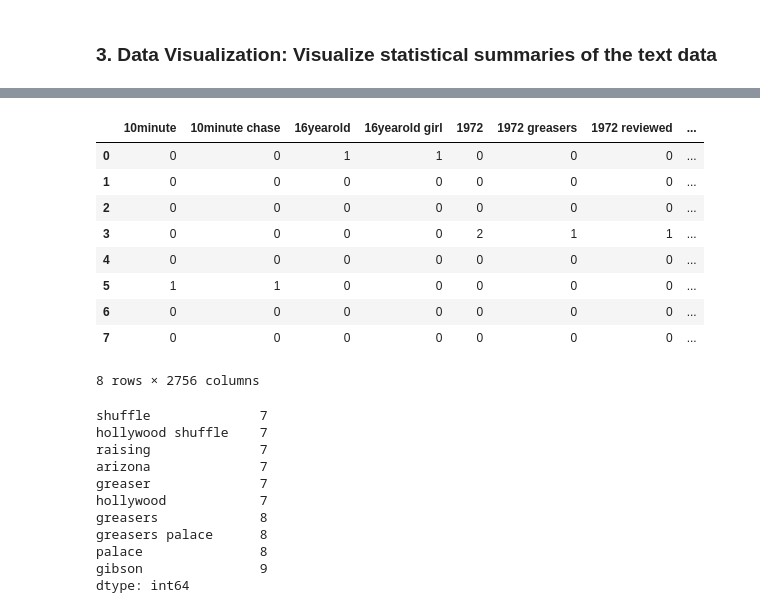
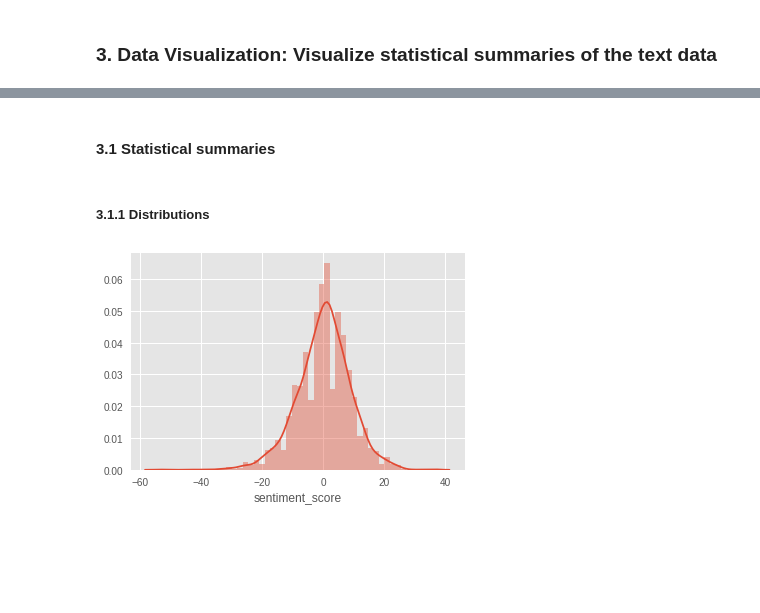
Before and after one commit to avirajs/ML_Proj1, a Jupyter notebook: Project1.ipynb, the cells around one changed output, grey strips where cells are left out. Saved outputs shown, nothing was run; the diff lists cells and outputs as text; code cells hidden in the pictures; blank space fills up the shorter version.

Commit message:
Update notebook with working visual and data

```diff
--- a/Project1.ipynb
+++ b/Project1.ipynb
@@ -158,0 +119,12 @@ dtype: float64
+# %%
+domain_specific_stop_words = ["movie", "review","reviewed", "copyright", "film", "story", "plot", "director", "characters", "character", "film", "scene", "scenes"]
+stop_words = text.ENGLISH_STOP_WORDS.union(domain_specific_stop_words)
+
+#min df ignore term that only occur in 1 percent of documents, max df ifnore therms that occur in more than half of the documents
+#removed about 1/4 of the words
+tfidf_vect = TfidfVectorizer(stop_words= stop_words, decode_error='ignore', min_df=0.01, max_df=0.70)
+tfidf_bag_words = tfidf_vect.fit_transform(documents)
+tf_df = pd.DataFrame(data=tfidf_bag_words.toarray(),columns=tfidf_vect.get_feature_names())
+
+#top 10 for each
+tf_df.sum().sort_values()[-10:]
@@ -158,0 +187,23 @@ dtype: float64
+# %%
+#using postive sentiment vocabulary
+positive_vocab_file = open("positive_sentiment_indicators.txt","r")
+positive_voc = positive_vocab_file.read().split('\n')
+
+pos_count_vect = CountVectorizer(stop_words= stop_words, decode_error='ignore', vocabulary=positive_voc)
+pos_bag_words = pos_count_vect.fit_transform(documents)
+pos_bag_words.shape
+pos_df = pd.DataFrame(data=pos_bag_words.toarray(), columns=positive_voc)
+
+#using negative sentiment vocabulary
+negative_vocab_file = open("negative_sentiment_indicators.txt","r")
+negative_voc = negative_vocab_file.read().split('\n')
+
+neg_count_vect = CountVectorizer(stop_words= stop_words, decode_error='ignore', vocabulary=negative_voc)
+neg_bag_words = neg_count_vect.fit_transform(documents)
+neg_bag_words.shape
+neg_df = pd.DataFrame(data=neg_bag_words.toarray(), columns=negative_voc)
+
+print("Negatives:")
+print(neg_df.sum().sort_values()[-10:])
+print("Postives:")
+print(pos_df.sum().sort_values()[-10:])
@@ -189,32 +331,10 @@ print(bag_words[0])
-# %%
-# now let's create a pandas API out of this
-import pandas as pd
-
-pd.options.display.max_columns = 999
-df = pd.DataFrame(data=bag_words.toarray(),columns=count_vect.get_feature_names())
-df
-# %% [output]
-|  | 10minute | 10minute chase | 16yearold | 16yearold girl | 1972 | 1972 greasers | 1972 reviewed | ... |
-| 0 | 0 | 0 | 1 | 1 | 0 | 0 | 0 | ... |
-| 1 | 0 | 0 | 0 | 0 | 0 | 0 | 0 | ... |
-| 2 | 0 | 0 | 0 | 0 | 0 | 0 | 0 | ... |
-| 3 | 0 | 0 | 0 | 0 | 2 | 1 | 1 | ... |
-| 4 | 0 | 0 | 0 | 0 | 0 | 0 | 0 | ... |
-| 5 | 1 | 1 | 0 | 0 | 0 | 0 | 0 | ... |
-| 6 | 0 | 0 | 0 | 0 | 0 | 0 | 0 | ... |
-| 7 | 0 | 0 | 0 | 0 | 0 | 0 | 0 | ... |
-8 rows × 2756 columns
-# %%
-df.max().sort_values()[-10:]
-# %% [output]
-shuffle              7
-hollywood shuffle    7
-raising              7
-arizona              7
-greaser              7
-hollywood            7
-greasers             8
-greasers palace      8
-palace               8
-gibson               9
-dtype: int64
+# %% [markdown]
+#### 3.1 Statistical summaries
+# %% [markdown]
+##### 3.1.1 Distributions
+# %%
+#histograms
+warnings.filterwarnings('ignore')
+sns.distplot(data_stats.sentiment_score);
+# %% [output]
+[figure, added]
```
Also changed, not shown: parts of 46 cells of this notebook.
